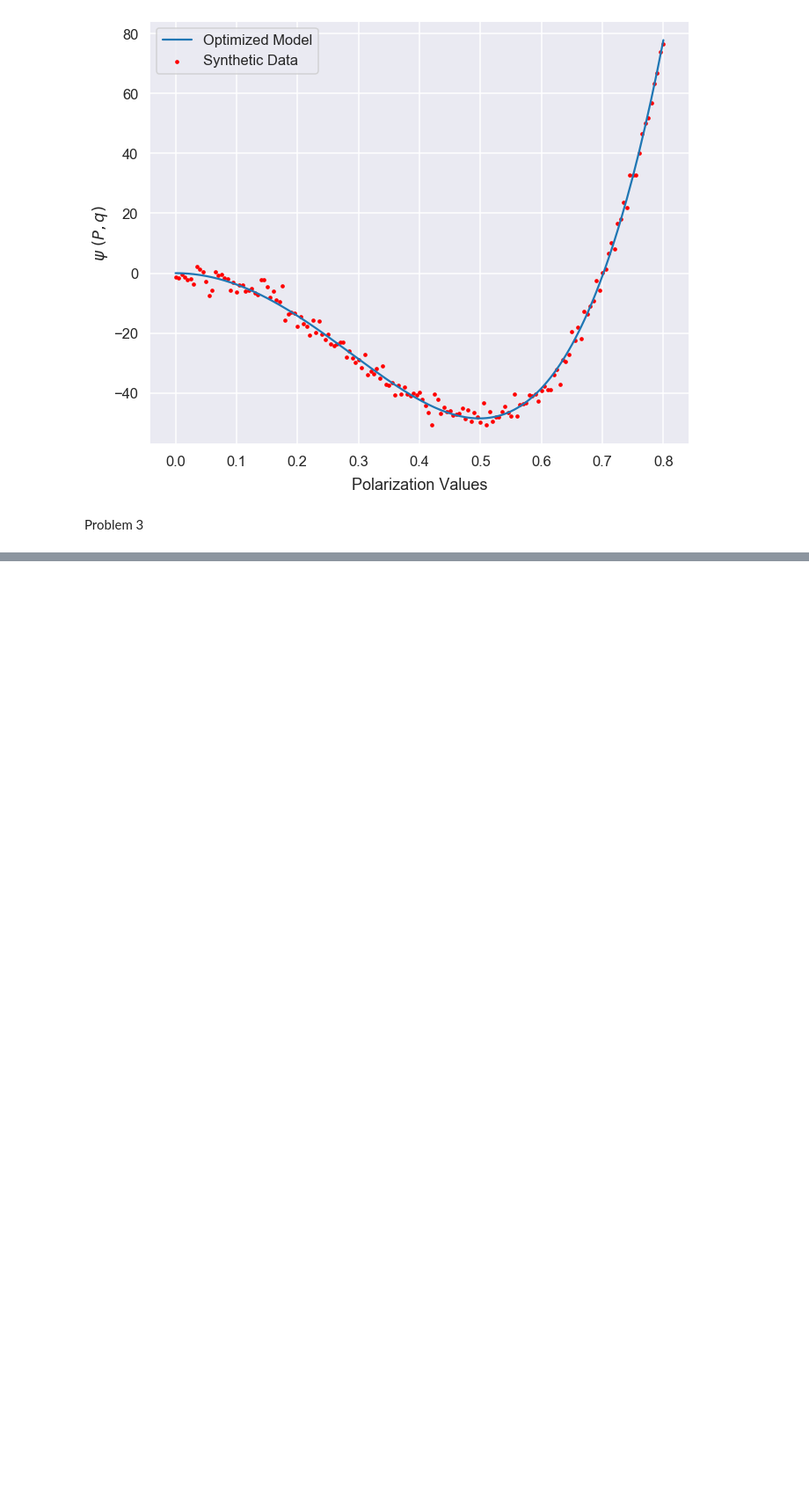
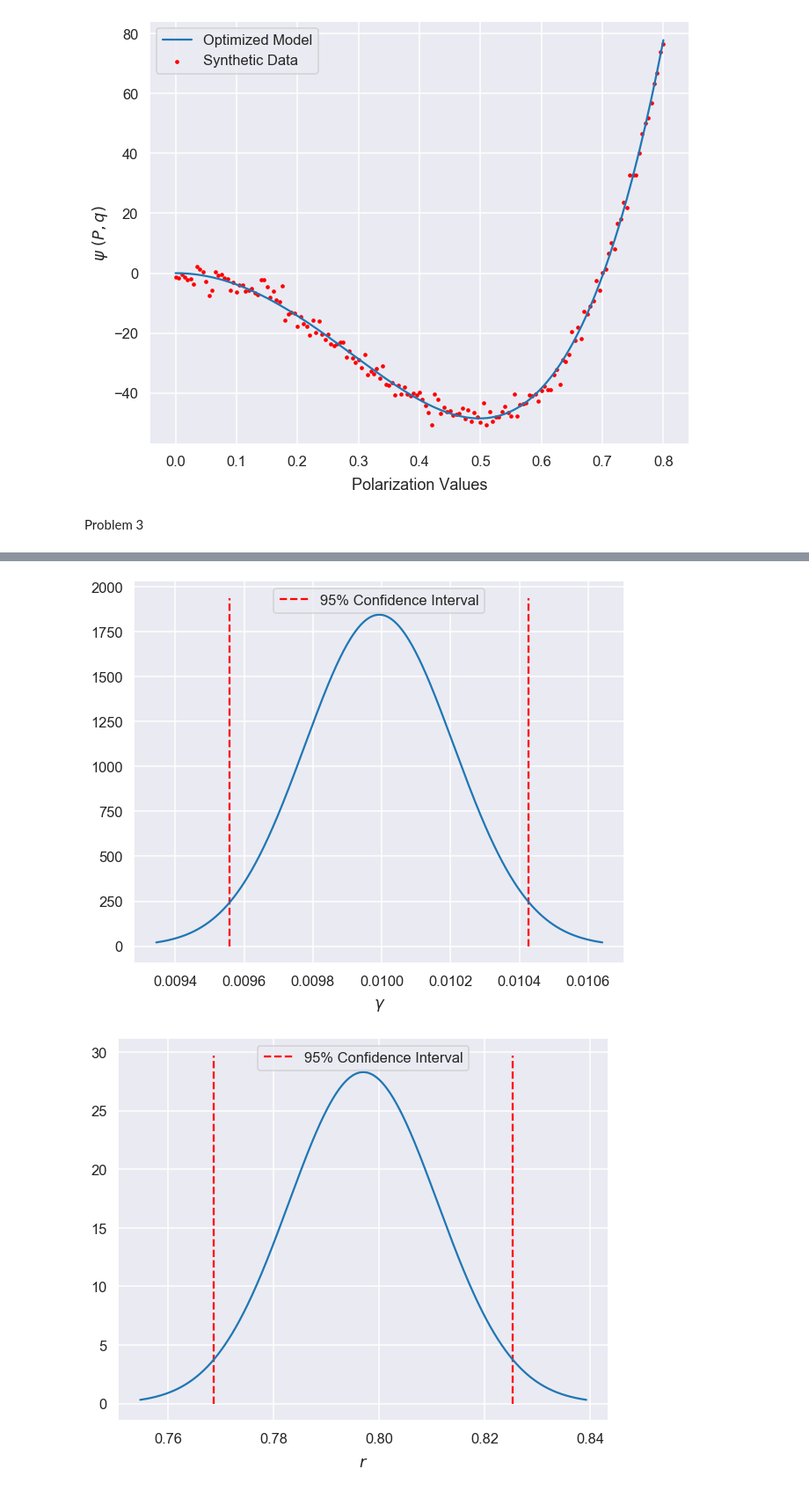
Before and after one commit to adamcwatts/MA540_UQ, a Jupyter notebook: Project3/Project3_Workup.ipynb, the cells around one changed output, grey strips where cells are left out. Shown at 88% size. Cells and saved outputs as stored; diff of their text form; code cells hidden in the pictures; blank space fills up the shorter version.

```diff
--- a/Project3/Project3_Workup.ipynb
+++ b/Project3/Project3_Workup.ipynb
@@ -353,0 +394,22 @@ RANK of COVAR SIR MODEL: 3
+# %%
+CI = [gamma_CI, r_CI, delta_CI]
+xlabels = [r'$\gamma$', r'$r$',r'$\delta$'  ]
+
+for i in range(3):
+    fig, axe = plt.subplots(ncols=1, nrows=1, figsize=(10,8))
+    mu = solution_to_minimize_me.x[i]
+
+    variance = covar_SIR[i][i]
+    sigma = np.sqrt(variance)
+
+    x = np.linspace(mu - 3*sigma, mu + 3*sigma, 1000)
+    plt.plot(x, stats.norm.pdf(x, mu, sigma),)
+    plt.xlabel(xlabels[i], labelpad=10)
+    bottom, top = plt.ylim()
+    plt.vlines(mu+CI[i], 0, top, colors='r', linestyles='--', label='95% Confidence Interval')
+    plt.vlines(mu-CI[i], 0, top, colors='r', linestyles='--')
+
+    plt.legend(loc='upper center')
+# %% [output]
+[figure, added]
+[figure, added]
```
Also changed, not shown: parts of 8 cells of this notebook.
